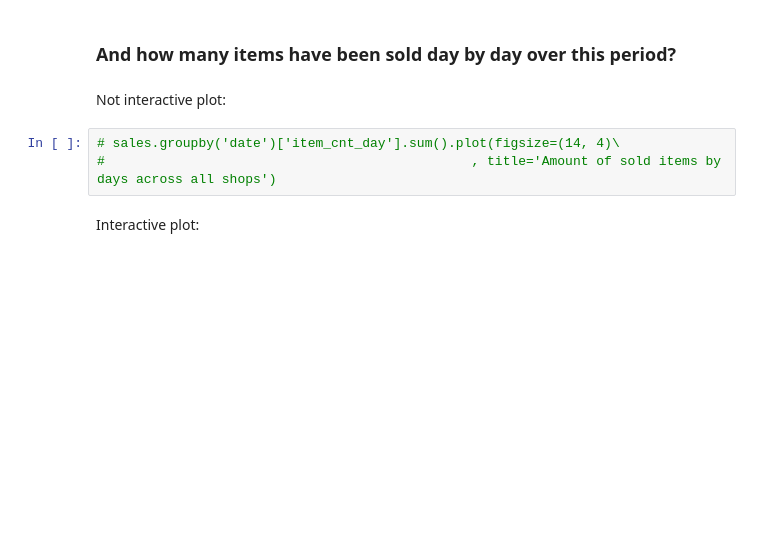
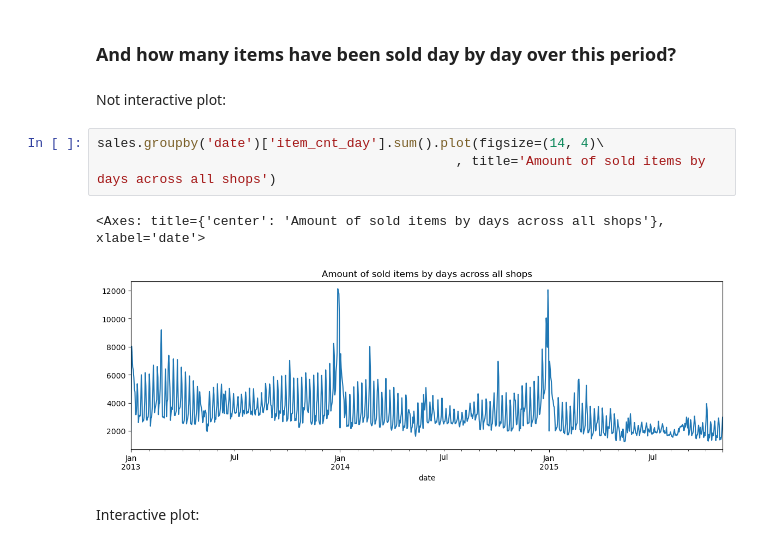
Before and after one commit to MarianSlassi/future_sales_prediction, a Jupyter notebook: notebooks/dqc_etl_structurised.ipynb, the cells around one changed output. Cells and saved outputs as stored; diff of their text form; blank space fills up the shorter version.

```diff
--- a/notebooks/dqc_etl_structurised.ipynb
+++ b/notebooks/dqc_etl_structurised.ipynb
@@ -606,8 +609,11 @@ As we can see from every October prices start to increase approximiatelly to + ~
 # %% [markdown]
 Not interactive plot:
 # %%
-# sales.groupby('date')['item_cnt_day'].sum().plot(figsize=(14, 4)\
-#                                               , title='Amount of sold items by days across all shops')
+sales.groupby('date')['item_cnt_day'].sum().plot(figsize=(14, 4)\
+                                              , title='Amount of sold items by days across all shops')
+# %% [output]
+<Axes: title={'center': 'Amount of sold items by days across all shops'}, xlabel='date'>
+[figure, added]
 # %% [markdown]
 Interactive plot:
 # %%
```
Also changed, not shown: parts of 11 cells of this notebook, 4 other files.
